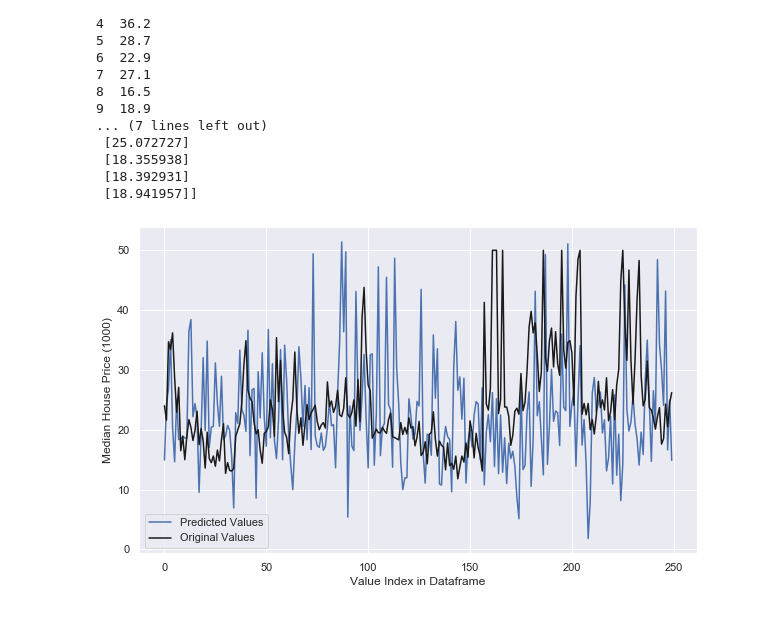
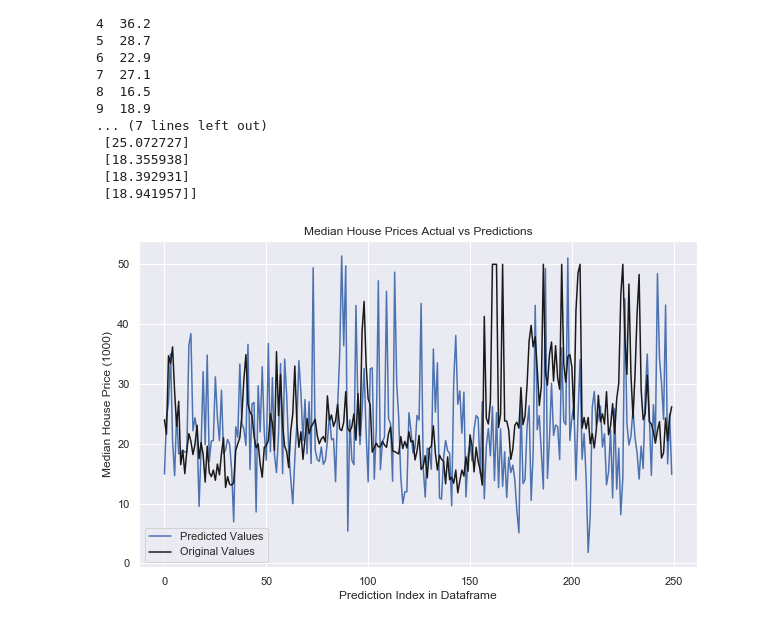
Before and after one commit to ShaunaB93/Machine_learning_and_statistics_assessment, a Jupyter notebook: Overall.ipynb, the cells around one changed output. Cells and saved outputs as stored; diff of their text form; code cells hidden in the pictures.

```diff
--- a/Overall.ipynb
+++ b/Overall.ipynb
@@ -683,14 +752,15 @@ Original values were :
 # %%
 # Plot of Original vs Predicted values for comparison
 
 #plt.plot(completePredictions, 'b-', label='Predicted Values')
 #plt.plot(original, 'k-', label='Original Values')
 
 plt.plot(completePredictions[:250], 'b-', label='Predicted Values')
 plt.plot(original[:250], 'k-', label='Original Values')
 plt.legend(['Predicted Values', 'Original Values'], loc="lower left")
 plt.ylabel("Median House Price (1000)")
-plt.xlabel("Value Index in Dataframe")
+plt.xlabel("Prediction Index in Dataframe")
+plt.title("Median House Prices Actual vs Predictions")
 plt.show()
 # %% [output]
-[figure, old version]
+[figure, new version]
```
Also changed, not shown: parts of 44 cells of this notebook.
